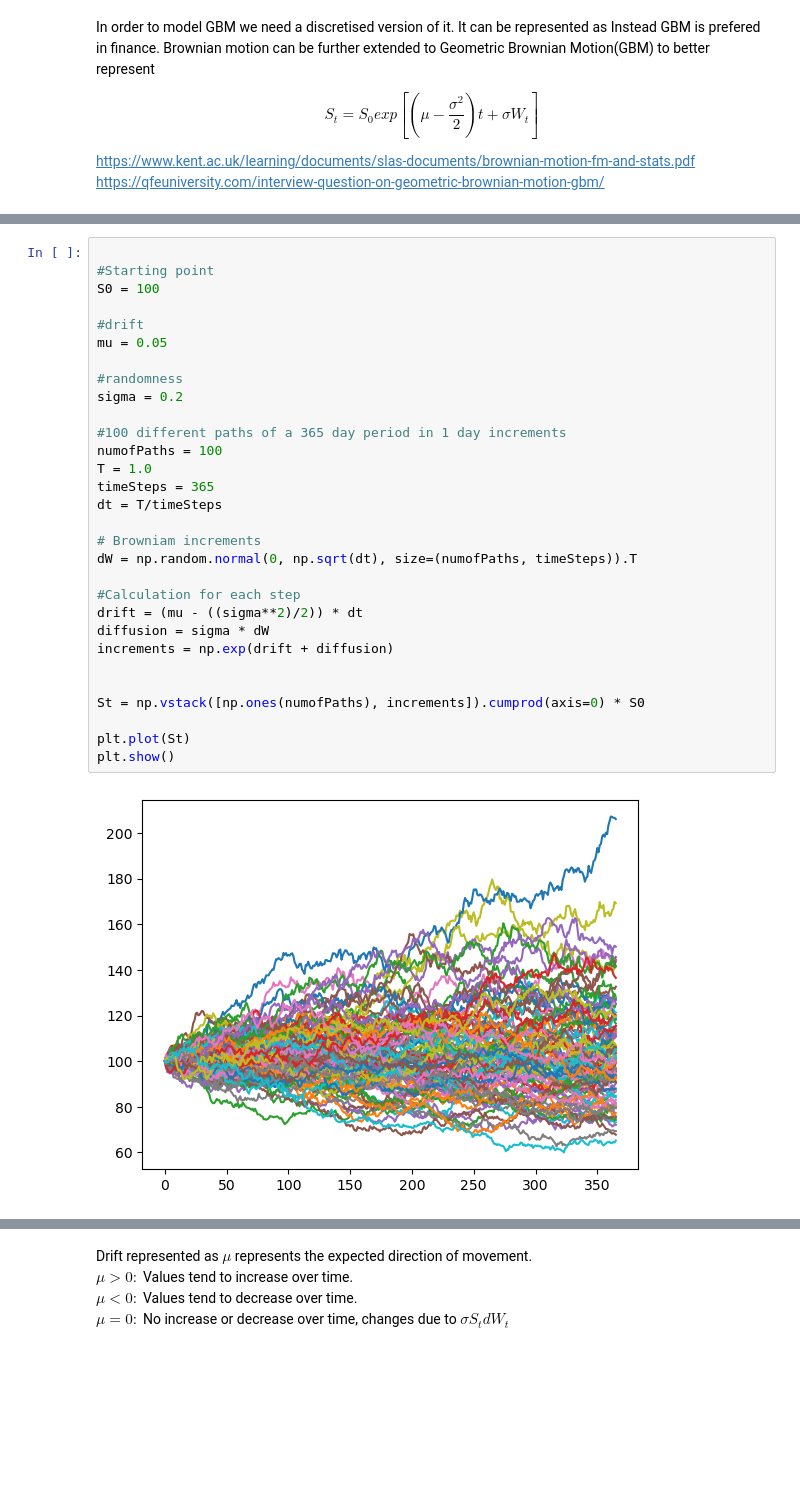
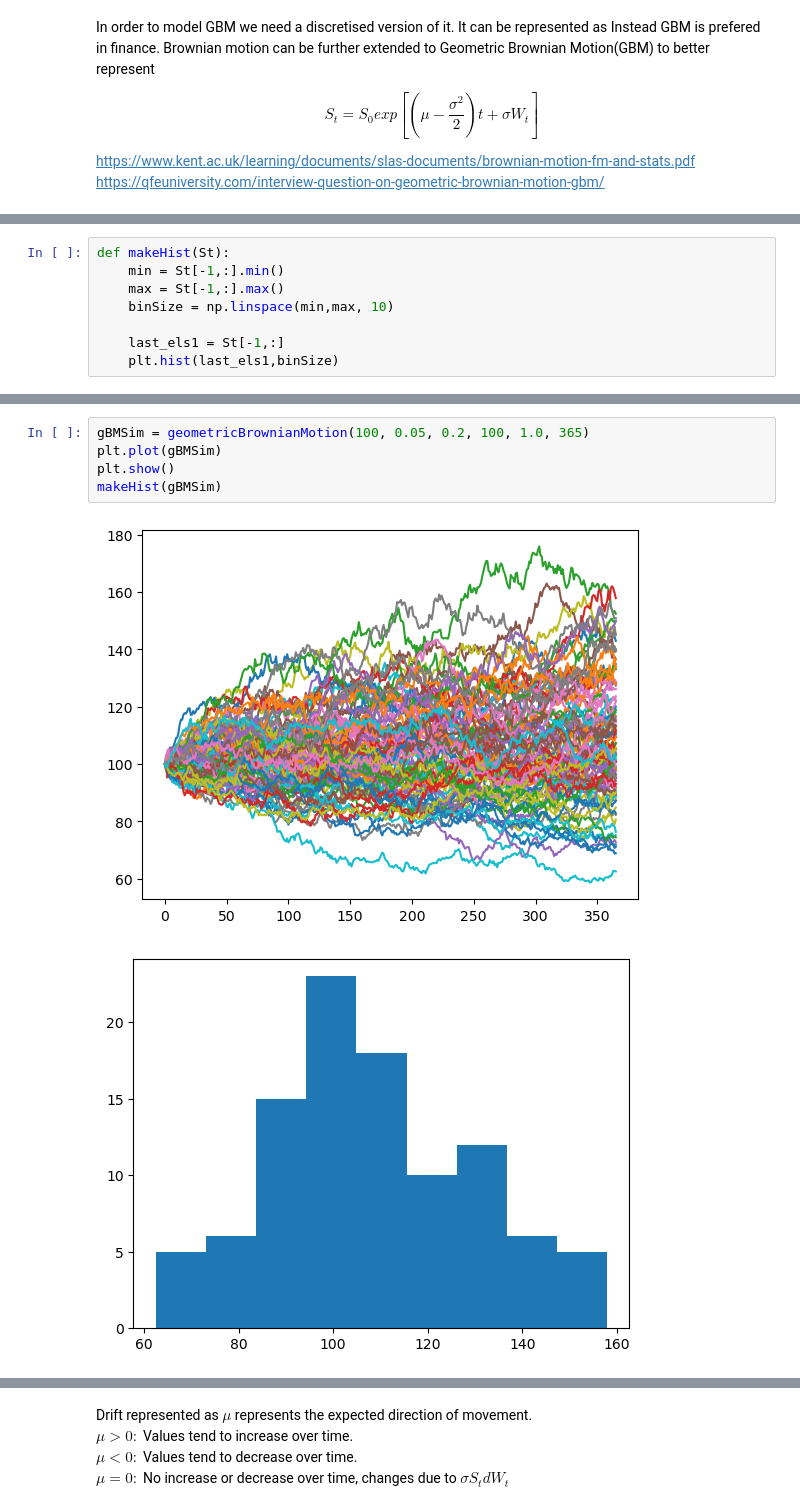
Before and after one commit to syalc1234/finalYearProject, a Jupyter notebook: BrownianMotion.ipynb, the cells around one changed output, grey strips where cells are left out. Saved outputs shown, nothing was run; the diff lists cells and outputs as text; blank space fills up the shorter version.

```diff
--- a/BrownianMotion.ipynb
+++ b/BrownianMotion.ipynb
@@ -58,0 +71,8 @@ https://qfeuniversity.com/interview-question-on-geometric-brownian-motion-gbm/
+# %%
+def makeHist(St):
+    min = St[-1,:].min()
+    max = St[-1,:].max()
+    binSize = np.linspace(min,max, 10)
+
+    last_els1 = St[-1,:]
+    plt.hist(last_els1,binSize)
@@ -59,32 +87,8 @@ https://qfeuniversity.com/interview-question-on-geometric-brownian-motion-gbm/
 # %%
-
-#Starting point
-S0 = 100
-
-#drift
-mu = 0.05
-
-#randomness
-sigma = 0.2
-
-#100 different paths of a 365 day period in 1 day increments
-numofPaths = 100
-T = 1.0
-timeSteps = 365
-dt = T/timeSteps
-
-# Browniam increments
-dW = np.random.normal(0, np.sqrt(dt), size=(numofPaths, timeSteps)).T
-
-#Calculation for each step
-drift = (mu - ((sigma**2)/2)) * dt
-diffusion = sigma * dW
-increments = np.exp(drift + diffusion)
-
-
-St = np.vstack([np.ones(numofPaths), increments]).cumprod(axis=0) * S0
-
-plt.plot(St)
+gBMSim = geometricBrownianMotion(100, 0.05, 0.2, 100, 1.0, 365)
+plt.plot(gBMSim)
 plt.show()
+makeHist(gBMSim)
 # %% [output]
-[figure, old version]
+[figure, new version]
+[figure, added]
```
Also changed, not shown: parts of 17 cells of this notebook.
